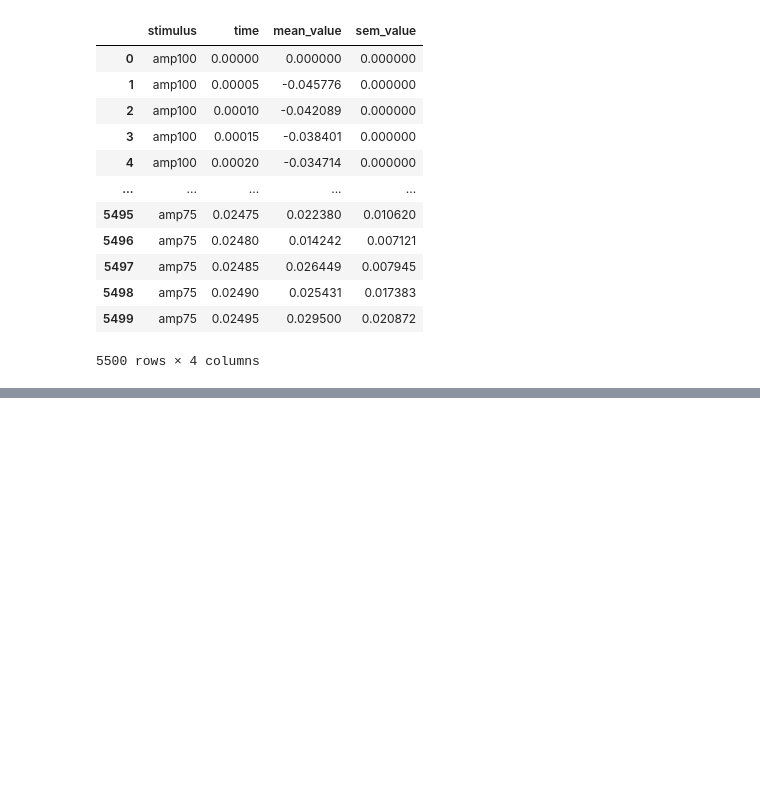
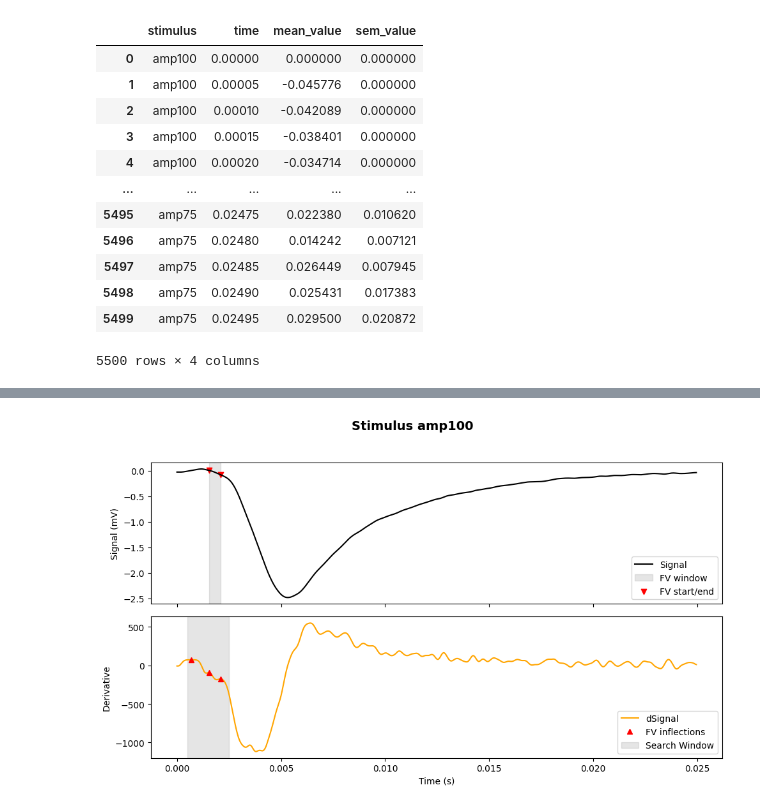
Before and after one commit to blakebyer/ephys_toolbox, a Jupyter notebook: src/tidy_abf.ipynb, the cells around one changed output, grey strips where cells are left out. Cells and saved outputs as stored; diff of their text form; code cells hidden in the pictures; blank space fills up the shorter version.

Commit message:
fv and epsp amplitude calculations

```diff
--- a/src/tidy_abf.ipynb
+++ b/src/tidy_abf.ipynb
@@ -244,0 +245,80 @@ plot = plot_traces(smoothed)
+# %%
+def calculate_fv_amplitude(smoothed_df, fs=20e3):
+    def process_group(group):
+        if group.empty or group["mean_smooth"].isna().all():
+            return pd.DataFrame()  # return empty df safely
+        g = group.copy()
+        stim = group.name
+        x = g["time"].to_numpy()
+        y = g["mean_smooth"].to_numpy()
+
+        # derivative
+        dy = np.gradient(y, x)
+
+        # --- dynamic threshold for peak detection
+        fv_start_search = 0.5e-3
+        fv_end_search = 2.5e-3
+
+        start_idx = int(fv_start_search * fs)
+        end_idx = int(fv_end_search * fs)
+
+        slope_window = dy[start_idx:end_idx]
+        x_window = x[start_idx:end_idx]
+
+        # find peaks in search window
+        peak_indices, _ = find_peaks(slope_window)
+
+        fv_amp = np.nan
+        fv_start = fv_end = None
+
+        if len(peak_indices) >= 2:
+            # take the last two peaks (fiber volley start and end)
+            last_two = peak_indices[-2:]
+            fv_start_idx = start_idx + last_two[0]
+            fv_end_idx = start_idx + last_two[1]
+            fv_start = x[fv_start_idx]
+            fv_end = x[fv_end_idx]
+            fv_max = y[fv_start_idx]
+            fv_min = y[fv_end_idx]
+            fv_amp = fv_max - fv_min
+            g["fv_max"] = fv_max
+            g["fv_min"] = fv_min
+            print(f"Stimulus {stim}: FV start={fv_start:.6f}s, end={fv_end:.6f}s, amplitude={fv_amp:.3f} mV")
+        else:
+            print(f"Stimulus {stim}: insufficient peaks ({len(peak_indices)})")
+
+        # --- plotting
+        fig, axs = plt.subplots(2, 1, figsize=(10, 6), sharex=True)
+        fig.suptitle(f"Stimulus {stim}", fontsize=14, fontweight='bold')
+
+        # Plot y
+        axs[0].plot(x, y, label='Signal', color='black')
+        if fv_start and fv_end:
+            axs[0].axvspan(fv_start, fv_end, color='gray', alpha=0.2, label='FV window')
+            axs[0].scatter([fv_start, fv_end], [y[int(fv_start_idx)], y[int(fv_end_idx)]],
+                           color='red', marker='v', label='FV start/end')
+        axs[0].set_ylabel('Signal (mV)')
+        axs[0].legend()
+
+        # Plot dy
+        axs[1].plot(x, dy, label='dSignal', color='orange')
+        axs[1].plot(x_window[peak_indices], slope_window[peak_indices], '^',
+                    color='red', label='FV inflections')
+        axs[1].axvspan(x[start_idx], x[end_idx], color='gray', alpha=0.2, label='Search Window')
+        axs[1].set_ylabel('Derivative')
+        axs[1].set_xlabel('Time (s)')
+        axs[1].legend()
+
+        plt.tight_layout(rect=[0, 0, 1, 0.95])
+        plt.show()
+
+        # store FV amplitude in the group DataFrame
+        g["fv_amplitude"] = fv_amp
+        return g
+
+    return smoothed_df.groupby("stimulus", group_keys=False)[['stimulus', 'time', 'mean_value', 'sem_value', 'mean_smooth']].apply(process_group).dropna(how="all")
+
+fv_amp = calculate_fv_amplitude(smoothed)
+fv_amp = fv_amp[fv_amp['stimulus'] == 'amp25']
+display(fv_amp)
+# %% [output]
@@ -244,0 +326 @@ plot = plot_traces(smoothed)
+[figure, added]
```
Also changed, not shown: parts of 6 cells of this notebook.
